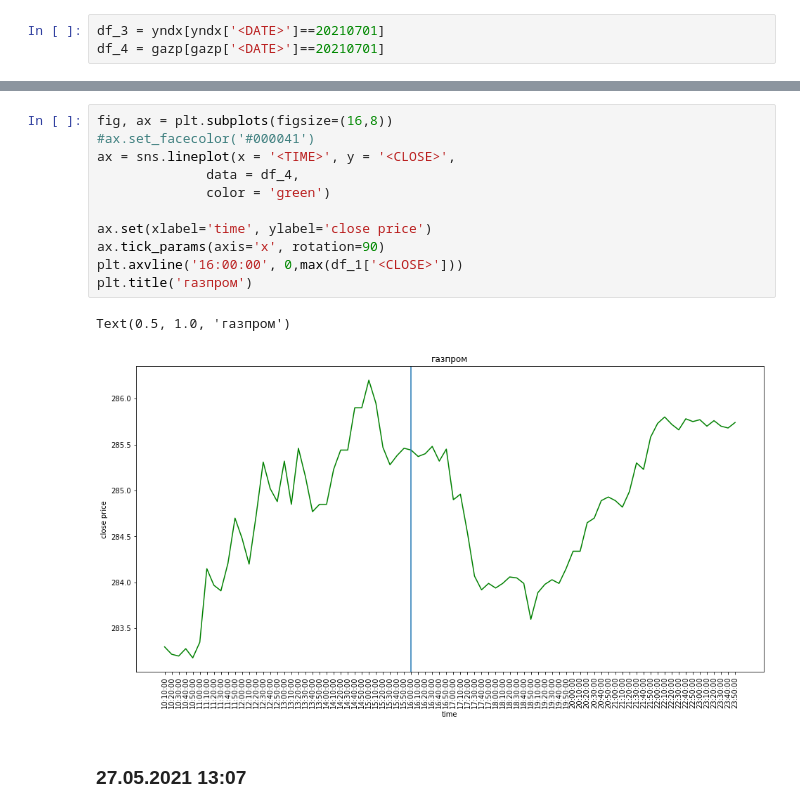
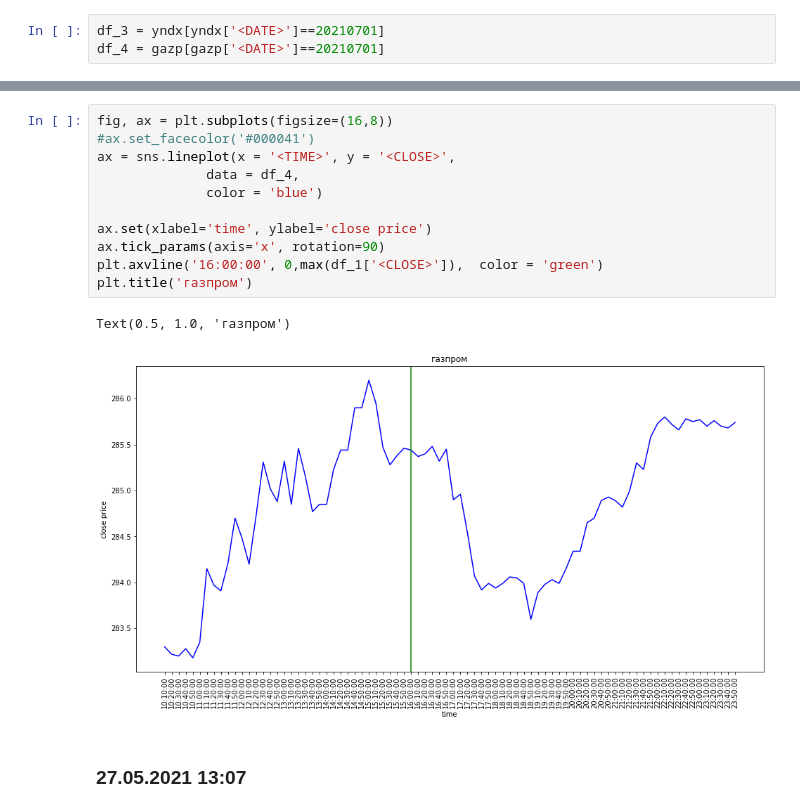
Before and after one commit to dariagerasimenko/stock_price_prediction_using_news, a Jupyter notebook: notebooks/graphs.ipynb, the cells around one changed output, grey strips where cells are left out. Saved outputs shown, nothing was run; the diff lists cells and outputs as text.

```diff
--- a/notebooks/graphs.ipynb
+++ b/notebooks/graphs.ipynb
@@ -182,17 +182,17 @@ Text(0.5, 1.0, 'яндекс')
 # %%
 fig, ax = plt.subplots(figsize=(16,8))
 #ax.set_facecolor('#000041')
 ax = sns.lineplot(x = '<TIME>', y = '<CLOSE>',
               data = df_4,
-              color = 'green')
+              color = 'blue')
 
 ax.set(xlabel='time', ylabel='close price')
 ax.tick_params(axis='x', rotation=90)
-plt.axvline('16:00:00', 0,max(df_1['<CLOSE>']))
+plt.axvline('16:00:00', 0,max(df_1['<CLOSE>']),  color = 'green')
 plt.title('газпром')
 # %% [output]
 Text(0.5, 1.0, 'газпром')
-[figure, old version]
+[figure, new version]
 # %% [markdown]
 ### 27.05.2021 13:07
 # %% [markdown]
```
Also changed, not shown: parts of 16 cells of this notebook.
